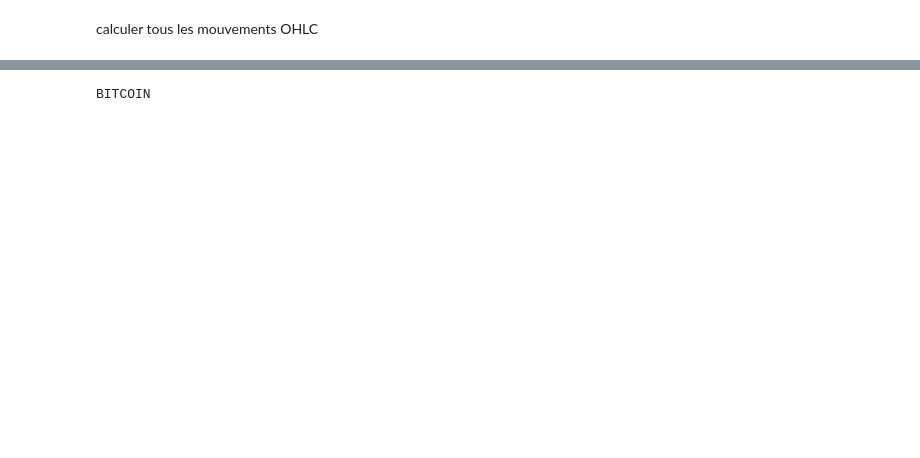
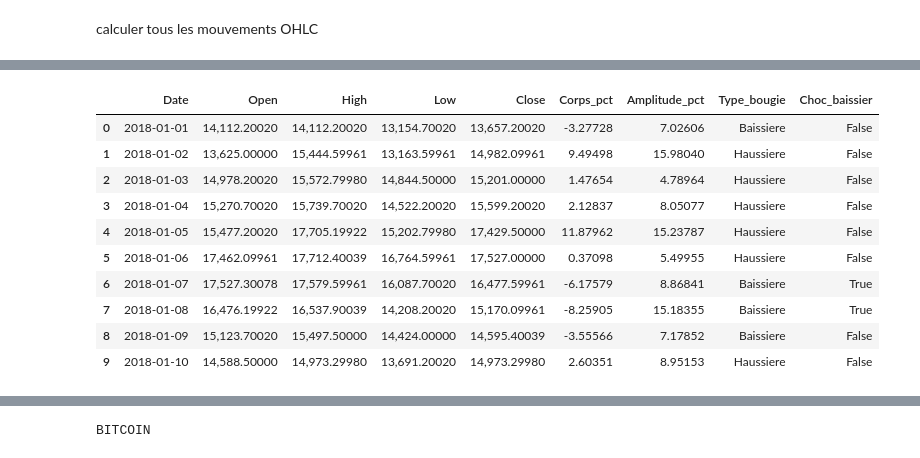
Before and after one commit to mokaddemwael/HMM_Crypto, a Jupyter notebook: notebooks/HMM_Crypto_CRISP_DM.ipynb, the cells around one changed output, grey strips where cells are left out. Cells and saved outputs as stored; diff of their text form; code cells hidden in the pictures; blank space fills up the shorter version.

```diff
--- a/notebooks/HMM_Crypto_CRISP_DM.ipynb
+++ b/notebooks/HMM_Crypto_CRISP_DM.ipynb
@@ -517,0 +764,81 @@ calculer tous les mouvements OHLC
+# %%
+
+import numpy as np
+import pandas as pd
+
+SEUIL_BAISSE = -5.0
+SEUIL_AMPLITUDE = 8.0
+
+def analyser_bougies(df):
+
+    d = df.copy()
+    d["Date"] = pd.to_datetime(d["Date"])
+    d = d.sort_values("Date").reset_index(drop=True)
+
+    prix = d[["Open", "High", "Low", "Close"]]
+
+    # Vérifier les données
+    assert d["Date"].notna().all()
+    assert not d["Date"].duplicated().any()
+    assert np.isfinite(prix.to_numpy()).all()
+    assert (prix > 0).all().all()
+    assert (d["High"] >= prix.max(axis=1)).all()
+    assert (d["Low"] <= prix.min(axis=1)).all()
+
+    # Variation entre Open et Close
+    d["Corps_pct"] = 100 * np.log(
+        d["Close"] / d["Open"]
+    )
+
+    # Amplitude entre High et Low
+    d["Amplitude_pct"] = 100 * np.log(
+        d["High"] / d["Low"]
+    )
+
+    # Type de bougie
+    d["Type_bougie"] = np.where(
+        d["Close"] >= d["Open"],
+        "Haussiere",
+        "Baissiere"
+    )
+
+    # Critères de choc
+    d["Forte_baisse"] = (
+        d["Corps_pct"] <= SEUIL_BAISSE
+    )
+
+    d["Forte_amplitude"] = (
+        d["Amplitude_pct"] >= SEUIL_AMPLITUDE
+    )
+
+    # Un choc doit satisfaire les deux critères
+    d["Choc_baissier"] = (
+        d["Forte_baisse"] & d["Forte_amplitude"]
+    )
+
+    return d
+
+
+bougies_btc = analyser_bougies(btc_analyse)
+bougies_eth = analyser_bougies(eth_analyse)
+
+for nom, d in [
+    ("Bitcoin", bougies_btc),
+    ("Ethereum", bougies_eth)
+]:
+    print(f"\n===== {nom} =====")
+
+    display(d[[
+        "Date",
+        "Open",
+        "High",
+        "Low",
+        "Close",
+        "Corps_pct",
+        "Amplitude_pct",
+        "Type_bougie",
+        "Choc_baissier"
+    ]].head(10))
+
+    print("Jours de choc :", int(d["Choc_baissier"].sum()))
+# %% [output]
@@ -517,0 +846,11 @@ calculer tous les mouvements OHLC
+|  | Date | Open | High | Low | Close | Corps_pct | Amplitude_pct | Type_bougie | Choc_baissier |
+| 0 | 2018-01-01 | 14,112.20020 | 14,112.20020 | 13,154.70020 | 13,657.20020 | -3.27728 | 7.02606 | Baissiere | False |
+| 1 | 2018-01-02 | 13,625.00000 | 15,444.59961 | 13,163.59961 | 14,982.09961 | 9.49498 | 15.98040 | Haussiere | False |
+| 2 | 2018-01-03 | 14,978.20020 | 15,572.79980 | 14,844.50000 | 15,201.00000 | 1.47654 | 4.78964 | Haussiere | False |
+| 3 | 2018-01-04 | 15,270.70020 | 15,739.70020 | 14,522.20020 | 15,599.20020 | 2.12837 | 8.05077 | Haussiere | False |
+| 4 | 2018-01-05 | 15,477.20020 | 17,705.19922 | 15,202.79980 | 17,429.50000 | 11.87962 | 15.23787 | Haussiere | False |
+| 5 | 2018-01-06 | 17,462.09961 | 17,712.40039 | 16,764.59961 | 17,527.00000 | 0.37098 | 5.49955 | Haussiere | False |
+| 6 | 2018-01-07 | 17,527.30078 | 17,579.59961 | 16,087.70020 | 16,477.59961 | -6.17579 | 8.86841 | Baissiere | True |
+| 7 | 2018-01-08 | 16,476.19922 | 16,537.90039 | 14,208.20020 | 15,170.09961 | -8.25905 | 15.18355 | Baissiere | True |
+| 8 | 2018-01-09 | 15,123.70020 | 15,497.50000 | 14,424.00000 | 14,595.40039 | -3.55566 | 7.17852 | Baissiere | False |
+| 9 | 2018-01-10 | 14,588.50000 | 14,973.29980 | 13,691.20020 | 14,973.29980 | 2.60351 | 8.95153 | Haussiere | False |
```
Also changed, not shown: parts of 23 cells of this notebook.
